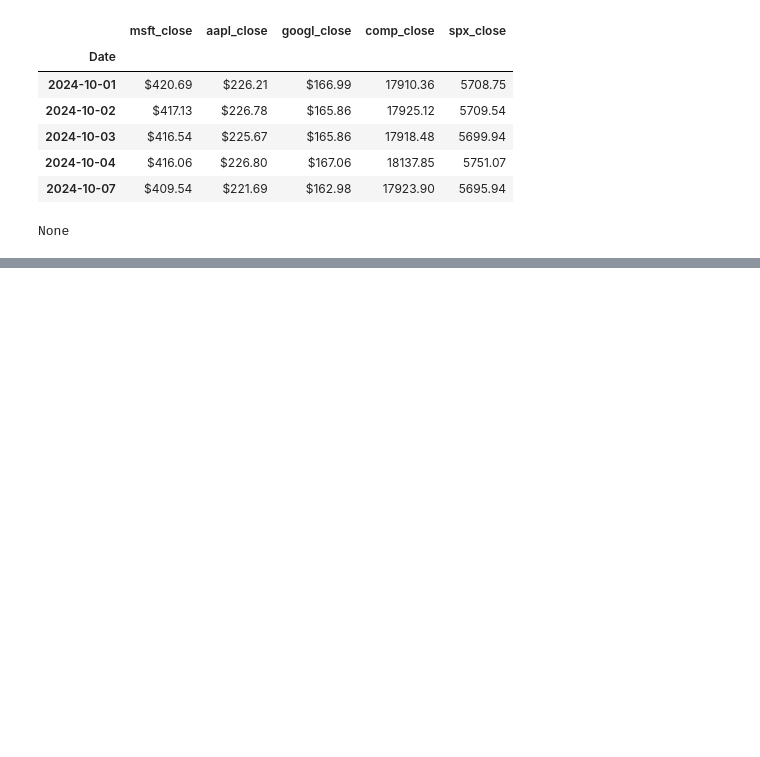
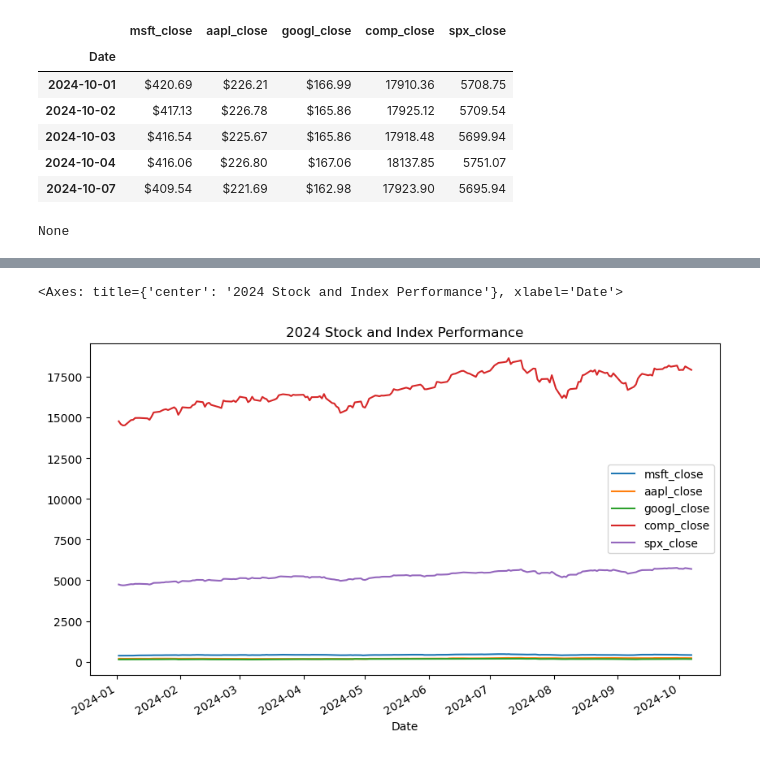
Before and after one commit to Pete1001/Tech_stock_analysis, a Jupyter notebook: Tech_stock_analysis.ipynb, the cells around one changed output, grey strips where cells are left out. Drawn from its saved outputs; the diff is of its cells as text; code cells hidden in the pictures; blank space fills up the shorter version.

Commit message:
Pete's and Steve's changes to code, including graphs

```diff
--- a/Tech_stock_analysis.ipynb
+++ b/Tech_stock_analysis.ipynb
@@ -205,2 +205,7 @@ merged_df.head()
 # %%
-#Pete - Plot correlation of stocks; drill into 2024 performance (see pg 8 of powerpoint)
+# Pete - Plot correlation of stocks; drill into 2024 performance (see pg 8 of powerpoint)
+# Step 1 - Filter out 2024
+df_2024 = merged_df[merged_df.index.year == 2024]
+display(df_2024.head())
+display(df_2024.tail())
+merged_df.info()
@@ -206,0 +239,8 @@ merged_df.head()
+# %%
+# Pete
+# Step 2 - Let's plot it
+
+df_2024[['msft_close', 'aapl_close', 'googl_close', 'comp_close', 'spx_close']].plot(figsize=(10,6), title='2024 Stock and Index Performance')
+# %% [output]
+<Axes: title={'center': '2024 Stock and Index Performance'}, xlabel='Date'>
+[figure, added]
```
Also changed, not shown: parts of 14 cells of this notebook, 2 other files.
